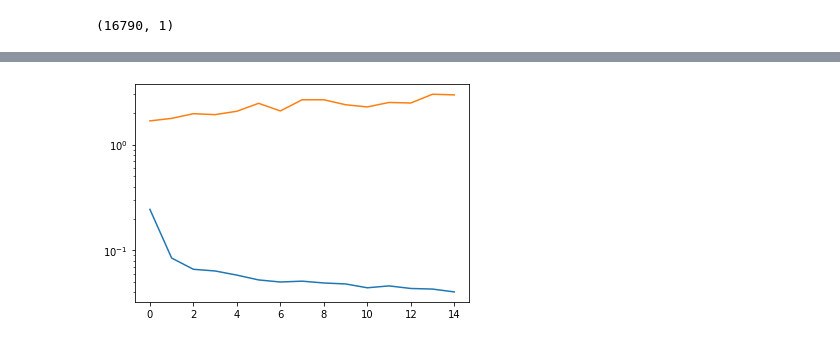
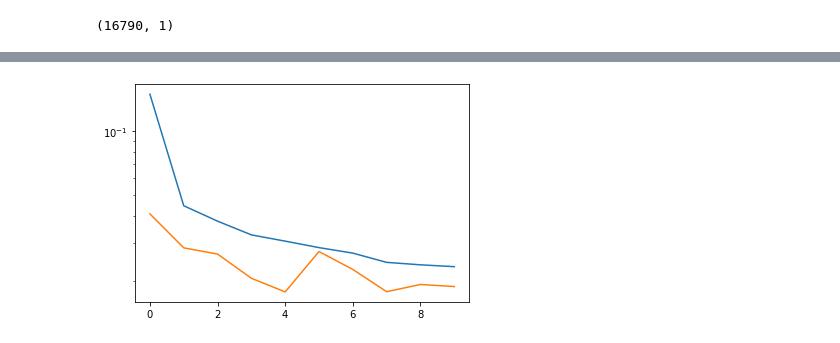
Before and after one commit to fernandofks/data_ML_notebooks, a Jupyter notebook: WalkAI_multiple_directions_90_speed_classifier.ipynb, the cells around one changed output, grey strips where cells are left out. Cells and saved outputs as stored; diff of their text form; code cells hidden in the pictures.

```diff
--- a/WalkAI_multiple_directions_90_speed_classifier.ipynb
+++ b/WalkAI_multiple_directions_90_speed_classifier.ipynb
@@ -559,2 +521,2 @@ Epoch 15/15
 # %%
-# history_2=model.fit(X_train, y_train, batch_size=32, epochs=10, verbose=1)
+history_2=model.fit(X_train, y_train, validation_data=(X_val, y_val), batch_size=32, epochs=10, verbose=1)
@@ -569,9 +562,11 @@ plt.plot(history.history['val_accuracy'])
 # %%
-plt.plot(history.history['loss'])
-plt.plot(history.history['val_loss'])
+
+
+plt.plot(history_2.history['loss'])
+plt.plot(history_2.history['val_loss'])
 plt.yscale('log')
 # %% [output]
-[figure, old version]
+[figure, new version]
 # %%
 y_pred = CNN.predict(X_test)
 # y_pred = model.predict(X_test)
```
Also changed, not shown: parts of 18 cells of this notebook, 14 other files.
